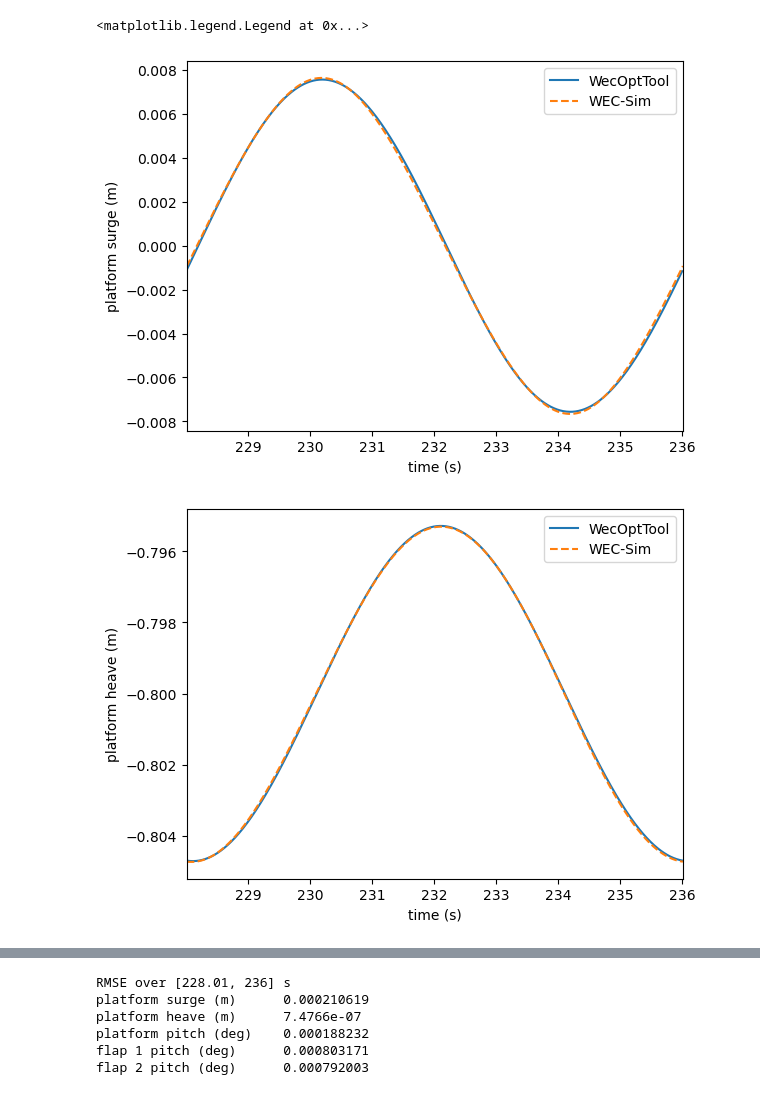
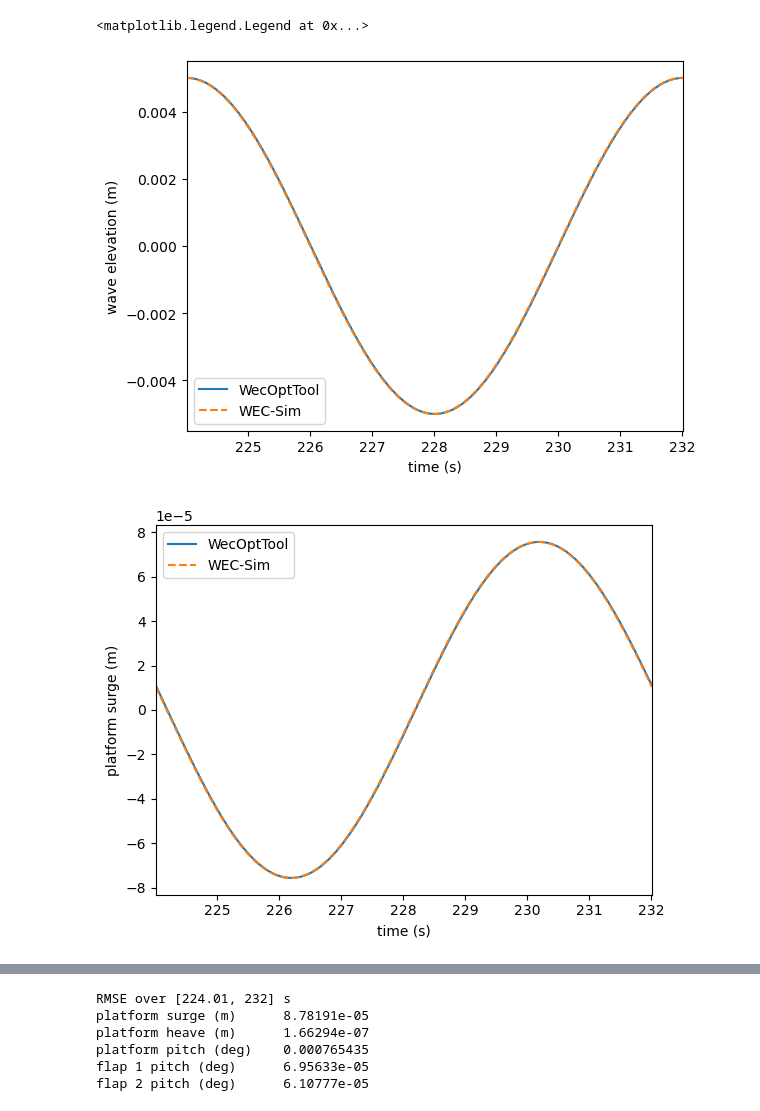
Before and after one commit to jtgrasb/WecOptTool, a Jupyter notebook: examples/FOSWEC_M4E/FOSWEC_M4E_validation.ipynb, the cells around one changed output, grey strips where cells are left out. Saved outputs shown, nothing was run; the diff lists cells and outputs as text; code cells hidden in the pictures.

```diff
--- a/examples/FOSWEC_M4E/FOSWEC_M4E_validation.ipynb
+++ b/examples/FOSWEC_M4E/FOSWEC_M4E_validation.ipynb
@@ -24,7 +18,7 @@ nfreq       = 10
 freq        = wot.frequency(f1, nfreq, False) # False -> no zero frequency
 
 # Define waves object
-amplitude   = 0.5 # m
+amplitude   = 0.005 # m
 phase       = 0 # degrees
 wavedir     = 0 # degrees
 waves       = wot.waves.regular_wave(f1, nfreq, wavefreq, amplitude, phase, wavedir)
@@ -172,7 +141,7 @@ bem_data_file = 'foswec_WOT.nc'
 if os.path.exists(bem_data_file):
     bem_data = wot.read_netcdf(bem_data_file)
 else:
-    bem_data = wot.run_bem(allbodies, freq, depth=2)
+    bem_data = wot.run_bem(platform+flap1+flap2, freq, depth=2)
     bem_data['radiating_dof'] = bem_data['radiating_dof'].astype(str)
     bem_data['influenced_dof'] = bem_data['influenced_dof'].astype(str)
     wot.write_netcdf(bem_data_file, bem_data) # saves BEM data to file
@@ -185,3 +154,12 @@ volumes = np.array([b.immersed_part().volume for b in [platform, flap1, flap2]],
 bem_data["center_of_mass"] = xr.DataArray(com, dims=("bod","xyz"), coords={"body": body_coord, "xyz": ["x","y","z"]},attrs={"units": "m"})
 bem_data["center_of_buoyancy"] = xr.DataArray(cob, dims=("bod","xyz"), coords={"body": body_coord, "xyz": ["x","y","z"]},attrs={"units": "m"})
 bem_data["volume"] = xr.DataArray(volumes, dims=("bod",), coords={"body": body_coord}, attrs={"units": "m^3"})
+# %%
+import FOSWEC_M4E_inputs
+
+# create multibody system for wavebot using M4E
+m0 = [m1, m2, m2]
+J0 = [J1, J2, J2]
+
+# return the reduced coordinate matrices
+impedance_reduced, excitation_reduced, hydrostatic_stiffness_reduced, R0, M4E_ndof = wot.utilities.setup_from_M4E(FOSWEC_M4E_inputs, bem_data, [platform, flap1, flap2], m0, J0)
@@ -329,44 +260,52 @@ for ii in range(len(wec_tdom['time'])):
 # load in WEC-Sim results for comparison
 
 ws_path = 'WEC-Sim'
-ws_output = loadmat(os.path.join(ws_path,'WSoutput_1.mat'), struct_as_record=False, squeeze_me=True)
+ws_output = loadmat(os.path.join(ws_path,'WSoutput_01.mat'), struct_as_record=False, squeeze_me=True)
 
-phase_offset_time = 228.01
+phase_offset_time = 224.01
 
 plt.figure()
-plt.plot(wec_tdom['time']+phase_offset_time, wec_tdom_9dof[0,:], label='WecOptTool')
+plt.plot(wec_tdom_full['time']+phase_offset_time, np.squeeze(wec_tdom_full.sel(realization=0)['wave_elev']), label='WecOptTool')
+plt.plot(ws_output['time'], ws_output['waveElev'], '--', label='WEC-Sim')
+plt.xlabel('time (s)')
+plt.ylabel('wave elevation (m)')
+plt.xlim(phase_offset_time, phase_offset_time+1/wavefreq)
+plt.legend()
+
+plt.figure()
+plt.plot(wec_tdom_full['time']+phase_offset_time, wec_tdom_full.sel(realization=0).pos[0,:], label='WecOptTool')
 plt.plot(ws_output['time'], ws_output['platformResponse'][:,0], '--', label='WEC-Sim')
 plt.xlabel('time (s)')
 plt.ylabel('platform surge (m)')
 plt.xlim(phase_offset_time, phase_offset_time+1/wavefreq)
 plt.legend()
 
 plt.figure()
-plt.plot(wec_tdom['time']+phase_offset_time, wec_tdom_9dof[1,:]+platformCG[2], label='WecOptTool')
+plt.plot(wec_tdom_full['time']+phase_offset_time, wec_tdom_full.sel(realization=0).pos[1,:]+platformCG[2], label='WecOptTool')
 plt.plot(ws_output['time'], ws_output['platformResponse'][:,2], '--', label='WEC-Sim')
 plt.xlabel('time (s)')
 plt.ylabel('platform heave (m)')
 plt.xlim(phase_offset_time, phase_offset_time+1/wavefreq)
 plt.legend()
 
 plt.figure()
-plt.plot(wec_tdom['time']+phase_offset_time, wec_tdom_9dof[2,:]*180/np.pi, label='WecOptTool')
+plt.plot(wec_tdom_full['time']+phase_offset_time, wec_tdom_full.sel(realization=0).pos[2,:]*180/np.pi, label='WecOptTool')
 plt.plot(ws_output['time'], ws_output['platformResponse'][:,4]*180/np.pi, '--', label='WEC-Sim')
 plt.xlabel('time (s)')
 plt.ylabel('platform pitch (deg)')
 plt.xlim(phase_offset_time, phase_offset_time+1/wavefreq)
 plt.legend()
 
 plt.figure()
-plt.plot(wec_tdom['time']+phase_offset_time, wec_tdom_9dof[5,:]*180/np.pi, color='C0', label='WecOptTool - flap 1')
-plt.plot(wec_tdom['time']+phase_offset_time, wec_tdom_9dof[8,:]*180/np.pi, color='C1', label='WecOptTool - flap 2')
+plt.plot(wec_tdom_full['time']+phase_offset_time, wec_tdom_full.sel(realization=0).pos[5,:]*180/np.pi, color='C0', label='WecOptTool - flap 1')
+plt.plot(wec_tdom_full['time']+phase_offset_time, wec_tdom_full.sel(realization=0).pos[8,:]*180/np.pi, color='C1', label='WecOptTool - flap 2')
 plt.plot(ws_output['time'], ws_output['pto1Response'][:,4]*180/np.pi, '--', color='C0', label='WEC-Sim - flap 1')
 plt.plot(ws_output['time'], ws_output['pto2Response'][:,4]*180/np.pi, '--', color='C1', label='WEC-Sim - flap 2')
 plt.xlabel('time (s)')
 plt.ylabel('flap pitch (deg)')
 plt.xlim(phase_offset_time, phase_offset_time+1/wavefreq)
 plt.legend()
 # %% [output]
 <matplotlib.legend.Legend at 0x...>
-[figure, old version]
+[figure, new version]
-[figure, old version]
+[figure, new version]
@@ -396,33 +336,33 @@ def rmse_over_timerange(t_std, y_std, t_cmp, y_cmp, t0, t1):
 
 # time window (same as your plots)
 t0 = phase_offset_time
-t1 = phase_offset_time + 1/wavefreq - (wec_tdom["time"].values[1] - wec_tdom["time"].values[0]) # subtract one time step to avoid extrapolation in interpolation step below
+t1 = phase_offset_time + 1/wavefreq - (wec_tdom_full["time"].values[1] - wec_tdom_full["time"].values[0]) # subtract one time step to avoid extrapolation in interpolation step below
 
 # time vectors
 t_ws  = ws_output["time"]                       # standard
-t_wot = wec_tdom["time"] + phase_offset_time    # compared dataset (shifted like your plots)
+t_wot = wec_tdom_full["time"] + phase_offset_time    # compared dataset (shifted like your plots)
 
 # define the 5 comparisons: (name, WEC-Sim signal, WecOptTool signal)
 comparisons = [
     ("platform surge (m)",
      ws_output["platformResponse"][:, 0],
-     wec_tdom_9dof[0, :]),
+     wec_tdom_full.sel(realization=0).pos[0,:]),
 
     ("platform heave (m)",
      ws_output["platformResponse"][:, 2],
-     wec_tdom_9dof[1, :] + platformCG[2]),
+     wec_tdom_full.sel(realization=0).pos[1,:] + platformCG[2]),
 
     ("platform pitch (deg)",
      ws_output["platformResponse"][:, 4] * 180/np.pi,
-     wec_tdom_9dof[2, :] * 180/np.pi),
+     wec_tdom_full.sel(realization=0).pos[2,:] * 180/np.pi),
 
     ("flap 1 pitch (deg)",
      ws_output["pto1Response"][:, 4] * 180/np.pi,
-     wec_tdom_9dof[5, :] * 180/np.pi),
+     wec_tdom_full.sel(realization=0).pos[5,:] * 180/np.pi),
 
     ("flap 2 pitch (deg)",
      ws_output["pto2Response"][:, 4] * 180/np.pi,
-     wec_tdom_9dof[8, :] * 180/np.pi),
+     wec_tdom_full.sel(realization=0).pos[8,:] * 180/np.pi),
 ]
 
 # compute RMSEs (pure numpy)
@@ -438,9 +378,9 @@ print("RMSE over [{:.6g}, {:.6g}] s".format(t0, t1))
 for n, e in zip(rmse_table["variable"], rmse_table["rmse"]):
     print(f"{n:22s}  {e:.6g}")
 # %% [output]
-RMSE over [228.01, 236] s
-platform surge (m)      0.000210619
-platform heave (m)      7.4766e-07
-platform pitch (deg)    0.000188232
-flap 1 pitch (deg)      0.000803171
-flap 2 pitch (deg)      0.000792003
+RMSE over [224.01, 232] s
+platform surge (m)      8.78191e-05
+platform heave (m)      1.66294e-07
+platform pitch (deg)    0.000765435
+flap 1 pitch (deg)      6.95633e-05
+flap 2 pitch (deg)      6.10777e-05
```
Also changed, not shown: parts of 6 cells of this notebook, 11 other files.
